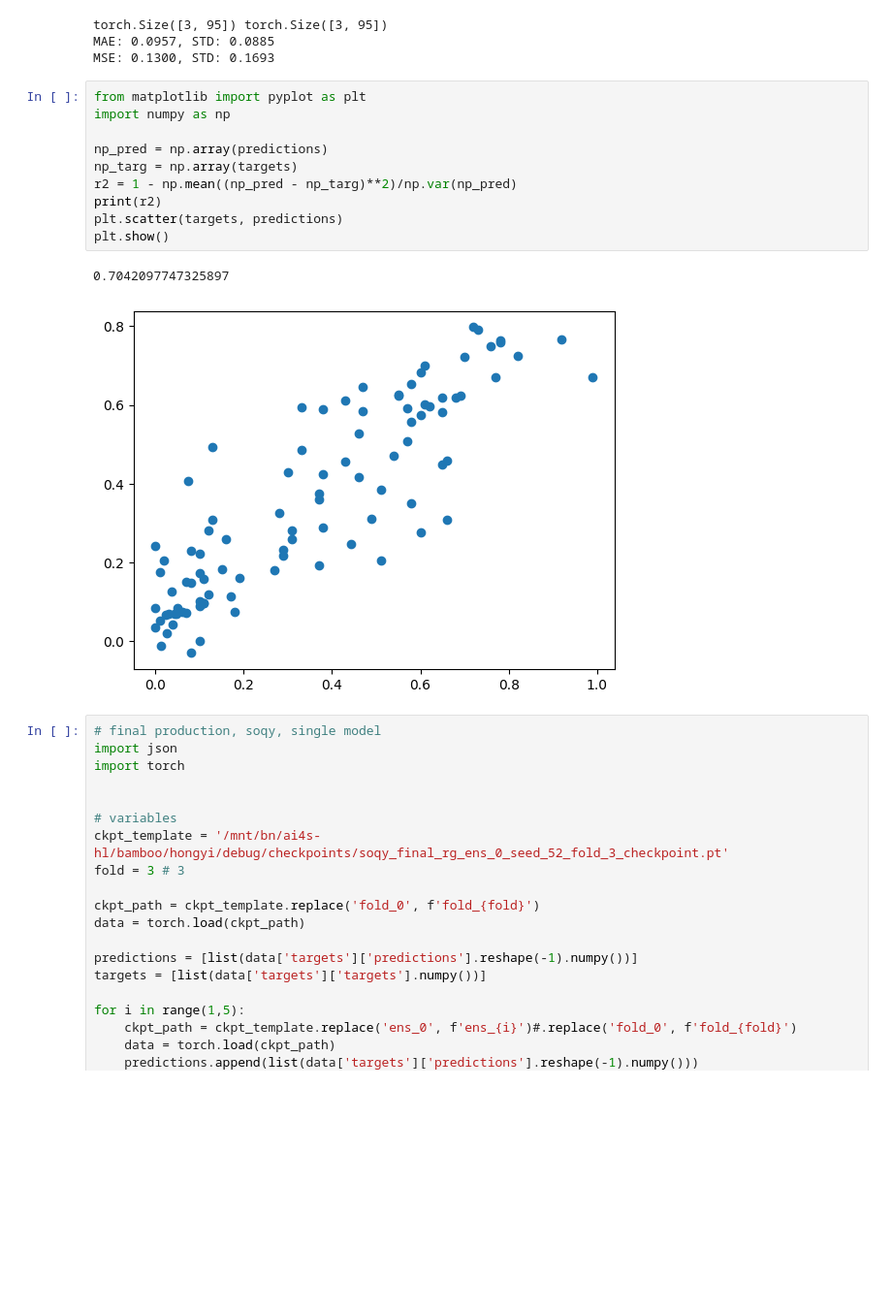
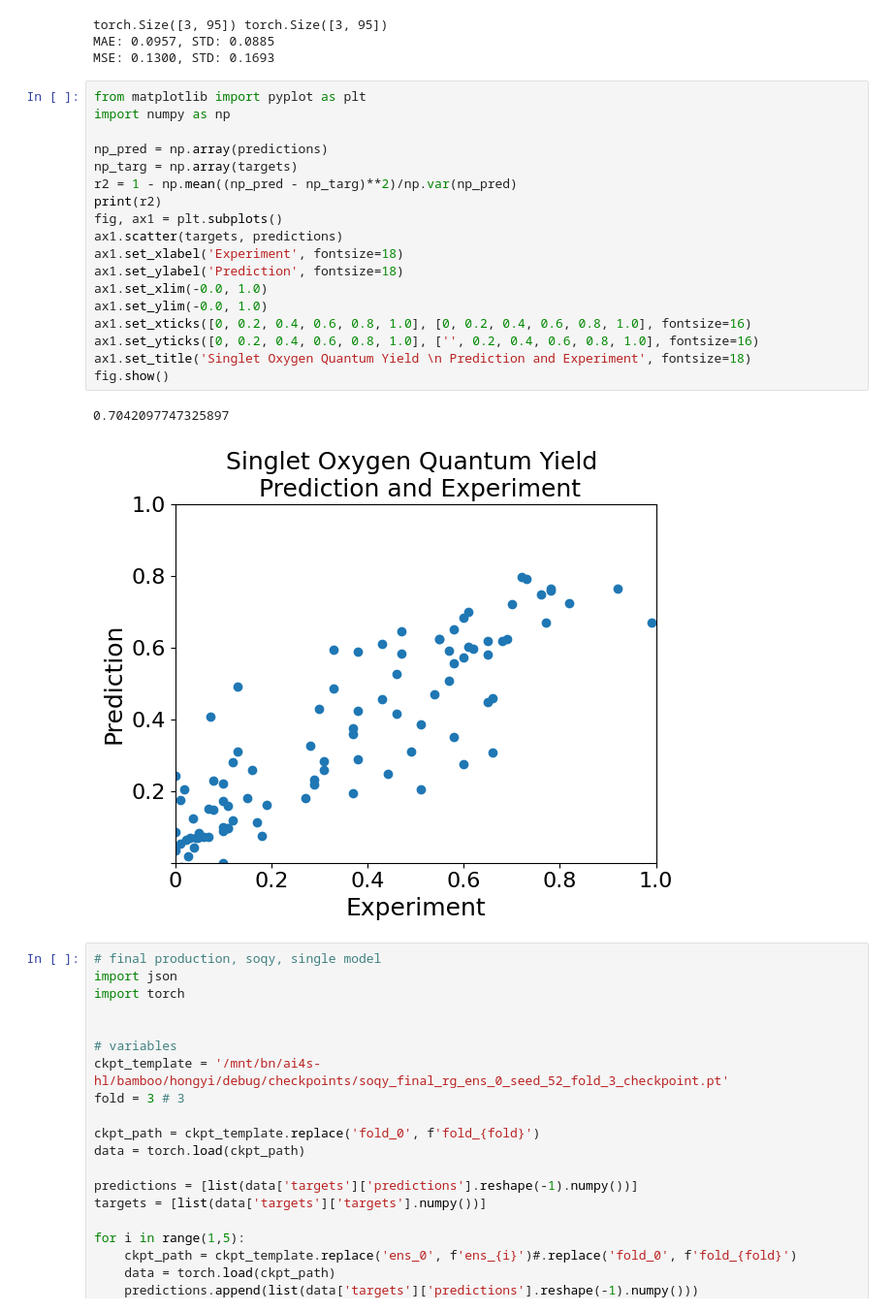
Before and after one commit to howardwang1997/AI4PS, a Jupyter notebook: draw/gnn/correlation.ipynb, the cells around one changed output. Shown at 97% size. Drawn from its saved outputs; the diff is of its cells as text; blank space fills up the shorter version.

```diff
--- a/draw/gnn/correlation.ipynb
+++ b/draw/gnn/correlation.ipynb
@@ -170,19 +170,27 @@ print(f'MSE: {rmse:.4f}, STD: {rsse:.4f}')
 torch.Size([3, 95]) torch.Size([3, 95])
 MAE: 0.0957, STD: 0.0885
 MSE: 0.1300, STD: 0.1693
-# %%
-from matplotlib import pyplot as plt
-import numpy as np
-
-np_pred = np.array(predictions)
-np_targ = np.array(targets)
-r2 = 1 - np.mean((np_pred - np_targ)**2)/np.var(np_pred)
-print(r2)
-plt.scatter(targets, predictions)
-plt.show()
-# %% [output]
-0.7042097747325897
-[figure, removed]
+# %%
+from matplotlib import pyplot as plt
+import numpy as np
+
+np_pred = np.array(predictions)
+np_targ = np.array(targets)
+r2 = 1 - np.mean((np_pred - np_targ)**2)/np.var(np_pred)
+print(r2)
+fig, ax1 = plt.subplots()
+ax1.scatter(targets, predictions)
+ax1.set_xlabel('Experiment', fontsize=18)
+ax1.set_ylabel('Prediction', fontsize=18)
+ax1.set_xlim(-0.0, 1.0)
+ax1.set_ylim(-0.0, 1.0)
+ax1.set_xticks([0, 0.2, 0.4, 0.6, 0.8, 1.0], [0, 0.2, 0.4, 0.6, 0.8, 1.0], fontsize=16)
+ax1.set_yticks([0, 0.2, 0.4, 0.6, 0.8, 1.0], ['', 0.2, 0.4, 0.6, 0.8, 1.0], fontsize=16)
+ax1.set_title('Singlet Oxygen Quantum Yield \n Prediction and Experiment', fontsize=18)
+fig.show()
+# %% [output]
+0.7042097747325897
+[figure, added]
 # %%
 # final production, soqy, single model
 import json
```
Also changed, not shown: parts of 1 cell of this notebook.
